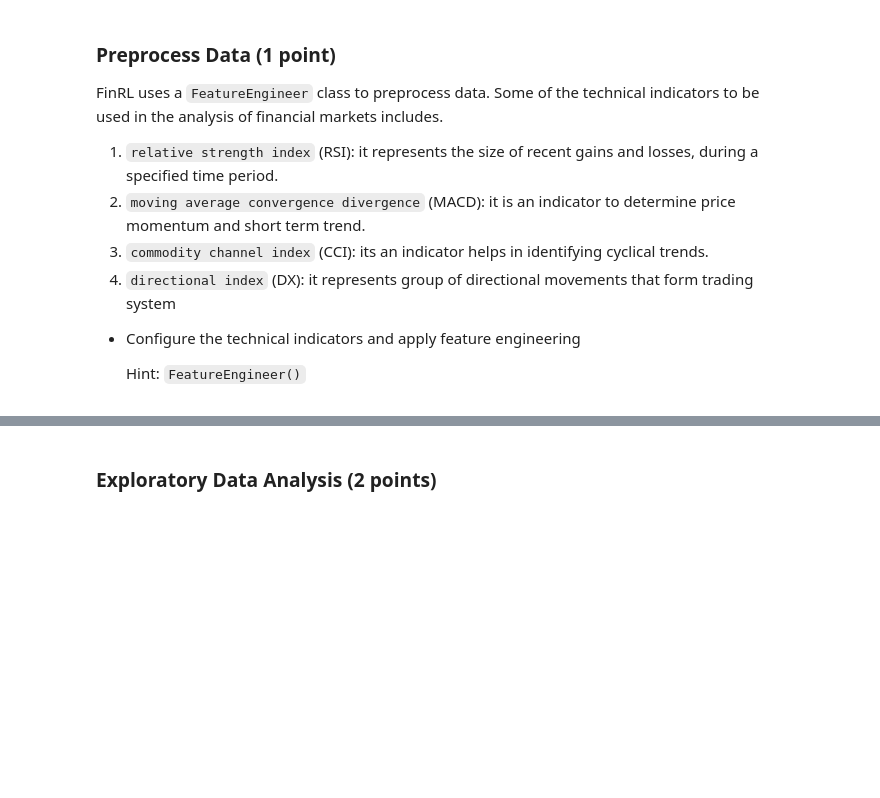
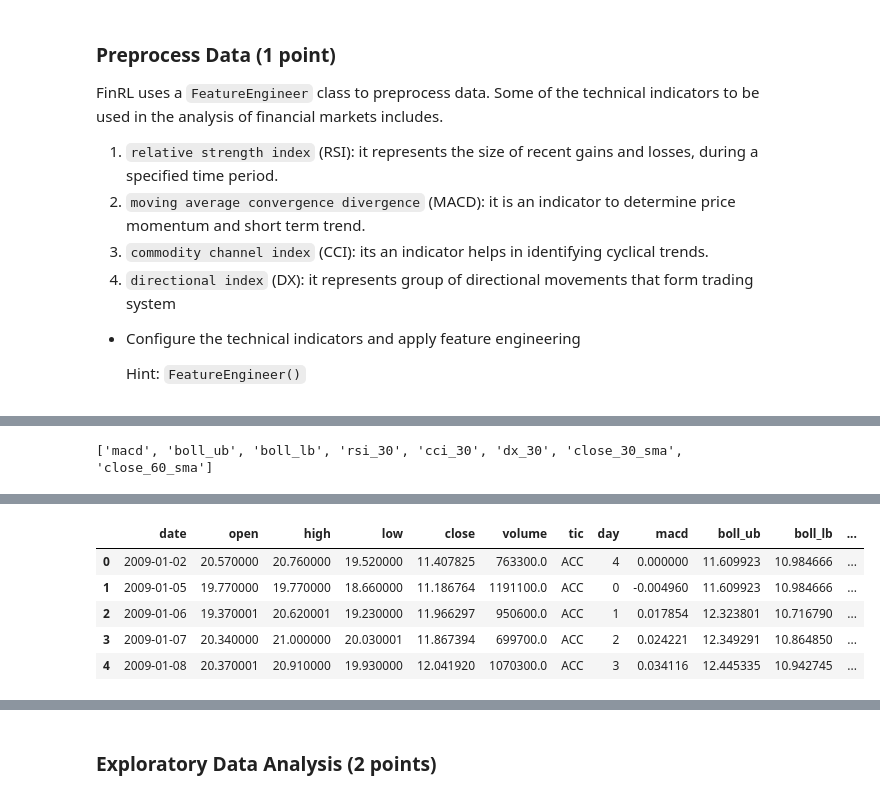
Before and after one commit to srilav/neuralnetwork, a Jupyter notebook: M4_MP5_NB_Stock_Trading_using_DRL.ipynb, the cells around one changed output, grey strips where cells are left out. Saved outputs shown, nothing was run; the diff lists cells and outputs as text; code cells hidden in the pictures; blank space fills up the shorter version.

```diff
--- a/M4_MP5_NB_Stock_Trading_using_DRL.ipynb
+++ b/M4_MP5_NB_Stock_Trading_using_DRL.ipynb
@@ -191,0 +201,15 @@ df.sort_values(['date','tic'],ignore_index=True).head()
+# %%
+tech_indicator_list = config.INDICATORS
+print(tech_indicator_list)
+# %% [output]
+['macd', 'boll_ub', 'boll_lb', 'rsi_30', 'cci_30', 'dx_30', 'close_30_sma', 'close_60_sma']
+# %%
+fe = FeatureEngineer(
+                    use_technical_indicator=True,
+                    tech_indicator_list = tech_indicator_list,
+                    use_turbulence=False,
+                    user_defined_feature = False)
+
+df = fe.preprocess_data(df)
+df.head()
+# %% [output]
@@ -192,2 +217,8 @@ df.sort_values(['date','tic'],ignore_index=True).head()
+|  | date | open | high | low | close | volume | tic | day | macd | boll_ub | boll_lb | ... |
+| 0 | 2009-01-02 | 20.570000 | 20.760000 | 19.520000 | 11.407825 | 763300.0 | ACC | 4 | 0.000000 | 11.609923 | 10.984666 | ... |
+| 1 | 2009-01-05 | 19.770000 | 19.770000 | 18.660000 | 11.186764 | 1191100.0 | ACC | 0 | -0.004960 | 11.609923 | 10.984666 | ... |
+| 2 | 2009-01-06 | 19.370001 | 20.620001 | 19.230000 | 11.966297 | 950600.0 | ACC | 1 | 0.017854 | 12.323801 | 10.716790 | ... |
+| 3 | 2009-01-07 | 20.340000 | 21.000000 | 20.030001 | 11.867394 | 699700.0 | ACC | 2 | 0.024221 | 12.349291 | 10.864850 | ... |
+| 4 | 2009-01-08 | 20.370001 | 20.910000 | 19.930000 | 12.041920 | 1070300.0 | ACC | 3 | 0.034116 | 12.445335 | 10.942745 | ... |
 # %%
 """ Perform Feature Engineering """
```
Also changed, not shown: parts of 26 cells of this notebook.
